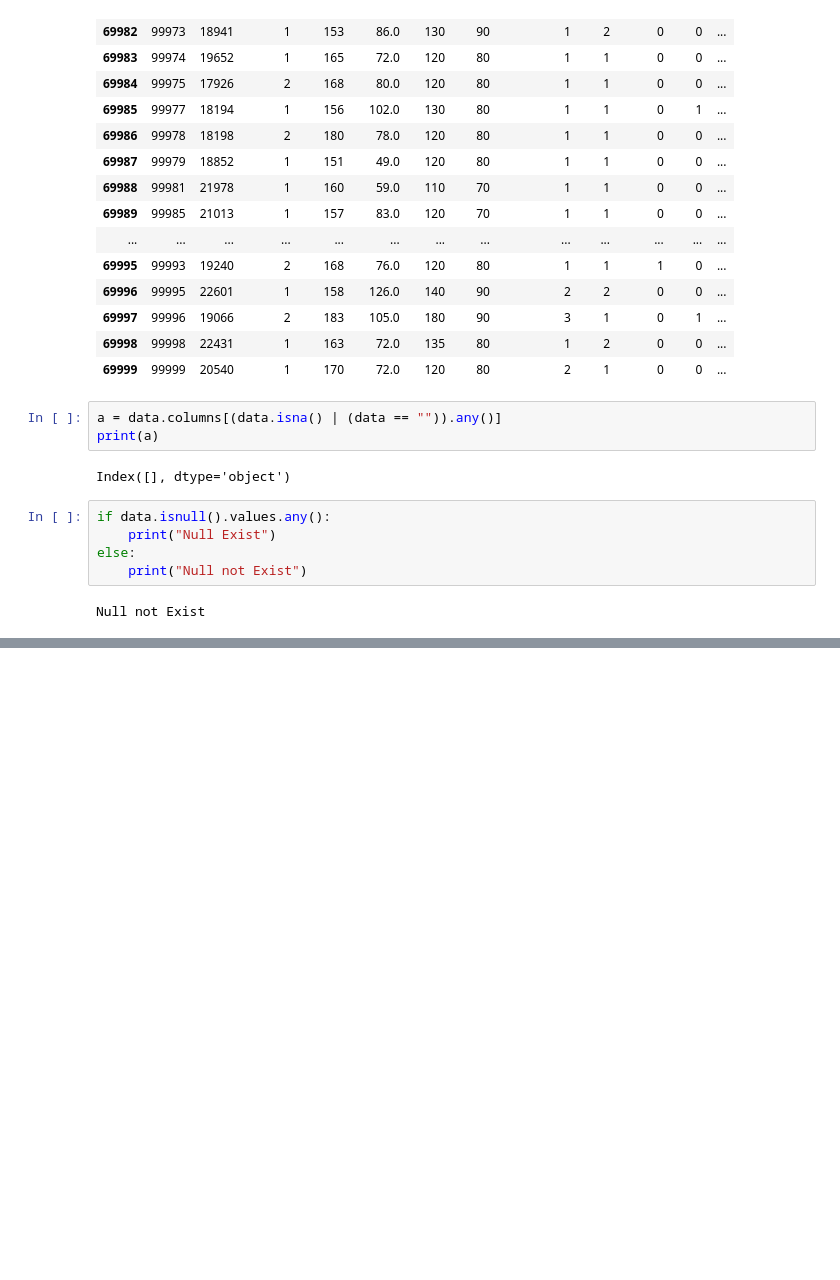
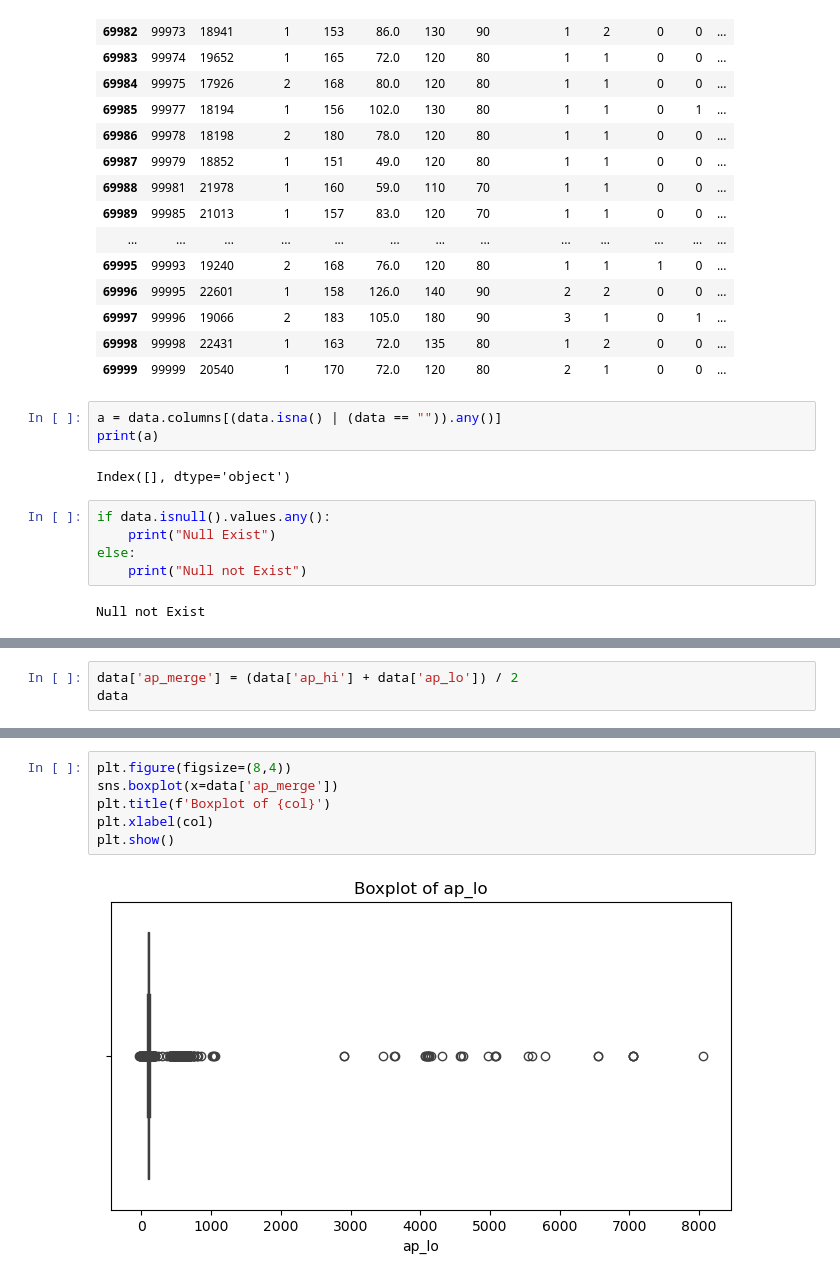
Before and after one commit to S1226M/Engineering_Programs, a Jupyter notebook: Sem-6/MLDL/Cardiovascular Disease/Untitled.ipynb, the cells around one changed output, grey strips where cells are left out. Cells and saved outputs as stored; diff of their text form; blank space fills up the shorter version.

```diff
--- a/Sem-6/MLDL/Cardiovascular Disease/Untitled.ipynb
+++ b/Sem-6/MLDL/Cardiovascular Disease/Untitled.ipynb
@@ -40,0 +161,3 @@ SyntaxError: invalid syntax (3541684750.py, line 1)
+# %%
+data['ap_merge'] = (data['ap_hi'] + data['ap_lo']) / 2
+data
@@ -40,0 +178,8 @@ SyntaxError: invalid syntax (3541684750.py, line 1)
+# %%
+plt.figure(figsize=(8,4))
+sns.boxplot(x=data['ap_merge'])
+plt.title(f'Boxplot of {col}')
+plt.xlabel(col)
+plt.show()
+# %% [output]
+[figure, added]
```
Also changed, not shown: parts of 15 cells of this notebook, 1 other file.
